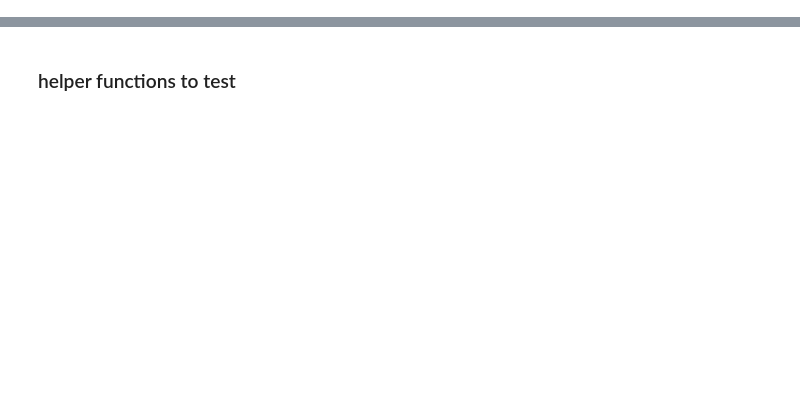
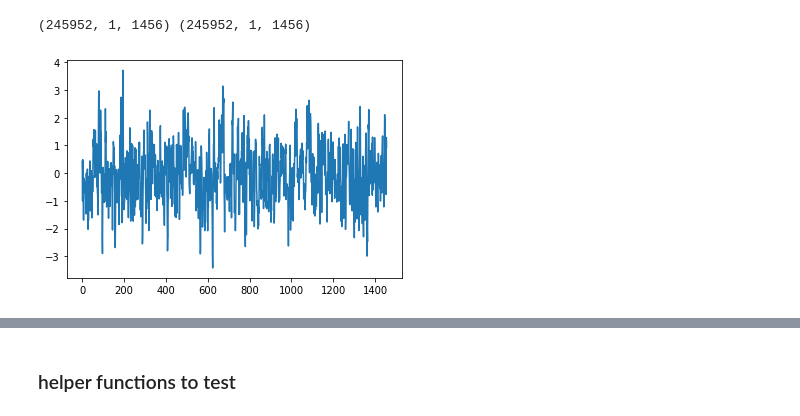
Before and after one commit to sklin93/Graph-WaveNet, a Jupyter notebook: simple_t_deconv.ipynb, the cells around one changed output, grey strips where cells are left out. Drawn from its saved outputs; the diff is of its cells as text; code cells hidden in the pictures; blank space fills up the shorter version.

```diff
--- a/simple_t_deconv.ipynb
+++ b/simple_t_deconv.ipynb
@@ -36,0 +37,20 @@ with open(CRASH_fname, 'rb') as handle:
+# %%
+device = 'cuda:0'
+# prep EEG data
+_, num_t, num_nodes = _gt.shape
+
+num_nodes = 1 # control train val test size for memory
+nTrain, nValid, nTest = num_nodes*nTrain, num_nodes*nValid, num_nodes*nTest
+x = _gt.transpose(0,2,1).reshape(-1, num_t)[:,None,:]
+y = x
+print(x.shape, y.shape)
+
+plt.plot(x[0,0])
+# plt.plot(y[0,0])
+# plt.plot(np.concatenate((x[20,0],y[20,0]), 0))
+
+x = torch.tensor(x).to(device)
+y = torch.tensor(y).to(device)
+# %% [output]
+(245952, 1, 1456) (245952, 1, 1456)
+[figure, added]
```
Also changed, not shown: parts of 13 cells of this notebook, 7 other files.
